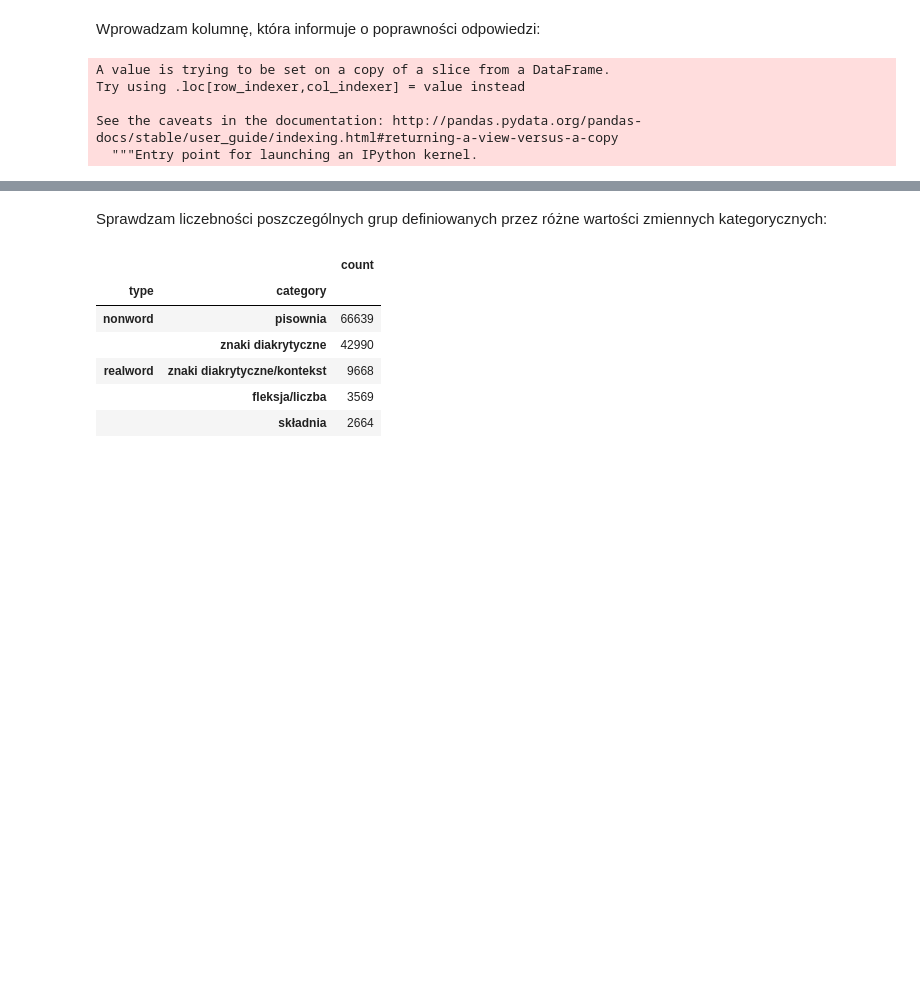
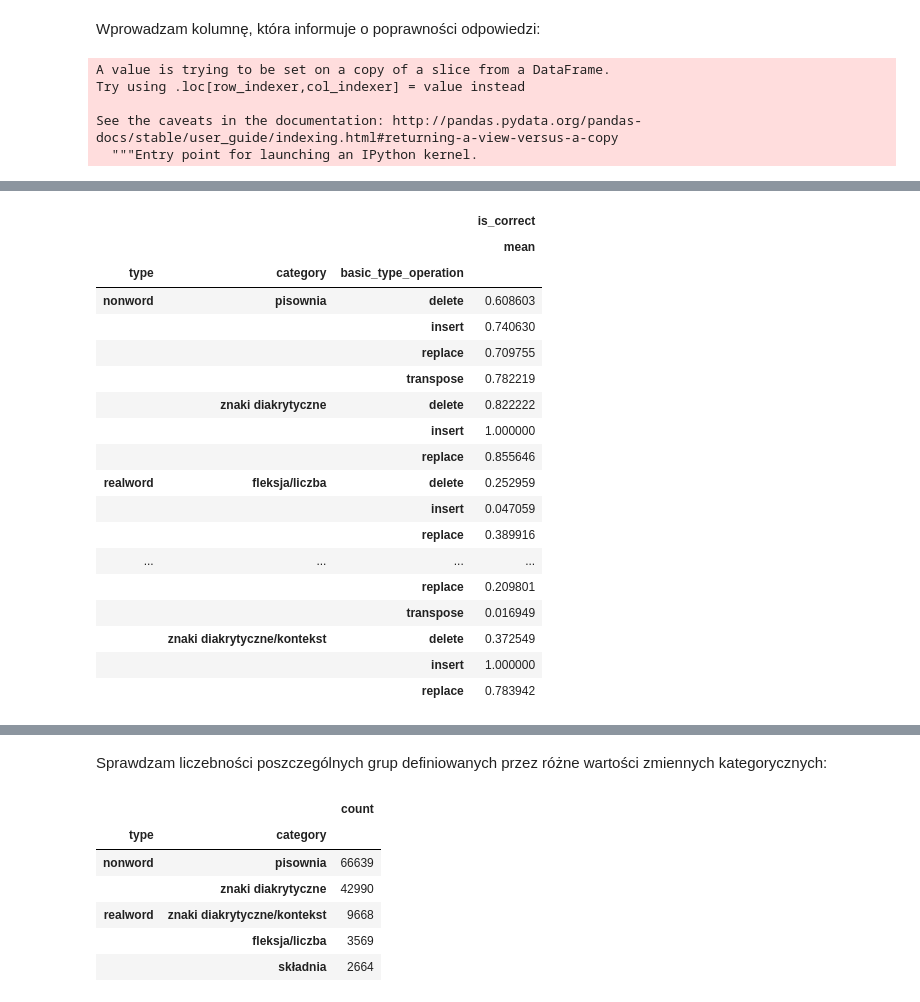
Before and after one commit to balkon16/noisy_channel_model_thesis, a Jupyter notebook: jupyter_notebooks/analiza_predykcji_test_set_26082019.ipynb, the cells around one changed output, grey strips where cells are left out. Drawn from its saved outputs; the diff is of its cells as text; code cells hidden in the pictures; blank space fills up the shorter version.

```diff
--- a/jupyter_notebooks/analiza_predykcji_test_set_26082019.ipynb
+++ b/jupyter_notebooks/analiza_predykcji_test_set_26082019.ipynb
@@ -288,0 +325,24 @@ grouped_df
+# %%
+grouped_df_gen = df_w_answer.groupby(['type', 'category', 'basic_type_operation']).agg({'is_correct': ['mean']})
+# %%
+grouped_df_gen
+# %% [output]
+|  |  |  | is_correct |
+|  |  |  | mean |
+| type | category | basic_type_operation |  |
+| nonword | pisownia | delete | 0.608603 |
+|  |  | insert | 0.740630 |
+|  |  | replace | 0.709755 |
+|  |  | transpose | 0.782219 |
+|  | znaki diakrytyczne | delete | 0.822222 |
+|  |  | insert | 1.000000 |
+|  |  | replace | 0.855646 |
+| realword | fleksja/liczba | delete | 0.252959 |
+|  |  | insert | 0.047059 |
+|  |  | replace | 0.389916 |
+| ... | ... | ... | ... |
+|  |  | replace | 0.209801 |
+|  |  | transpose | 0.016949 |
+|  | znaki diakrytyczne/kontekst | delete | 0.372549 |
+|  |  | insert | 1.000000 |
+|  |  | replace | 0.783942 |
```
Also changed, not shown: parts of 15 cells of this notebook, 2 other files.
